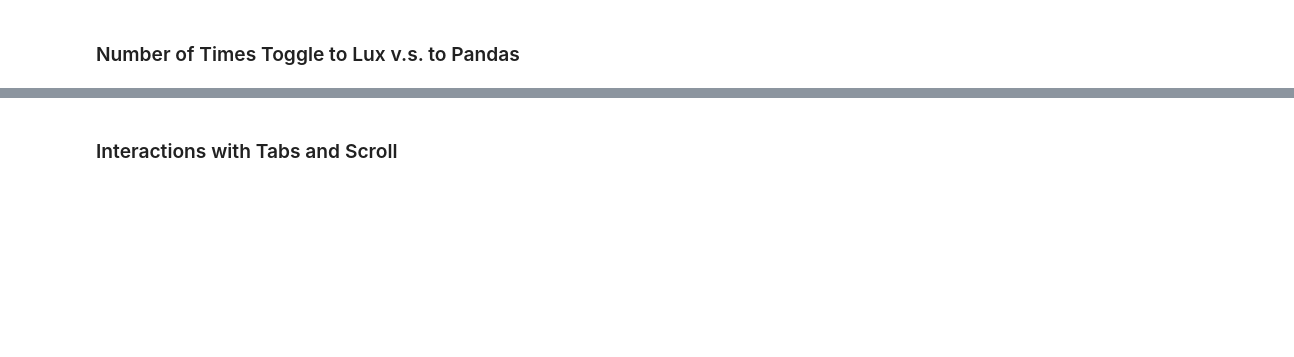
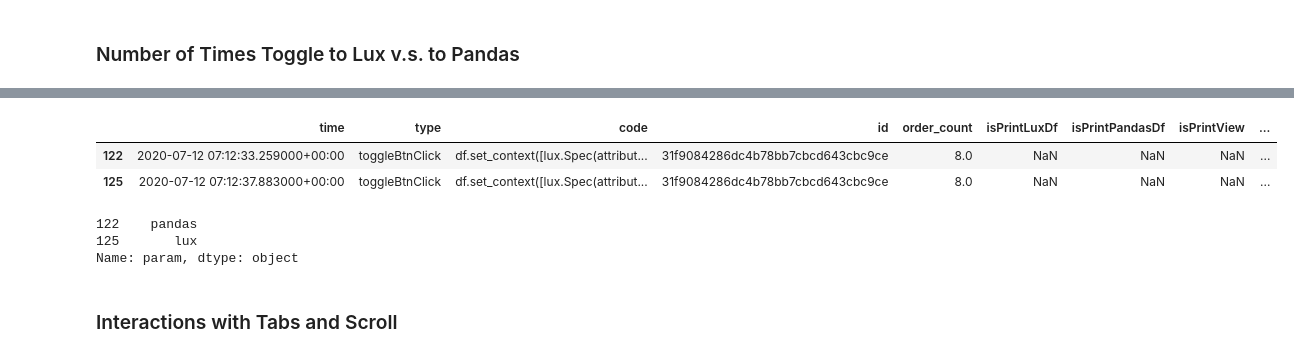
Before and after one commit to willeppy/lux-logger, a Jupyter notebook: analysis/Log Analysis.ipynb, the cells around one changed output, grey strips where cells are left out. Drawn from its saved outputs; the diff is of its cells as text; code cells hidden in the pictures; blank space fills up the shorter version.

```diff
--- a/analysis/Log Analysis.ipynb
+++ b/analysis/Log Analysis.ipynb
@@ -128,3 +127,18 @@ Name: param, dtype: object
+# %%
+toggle = uiEventDf[uiEventDf["type"]=='toggleBtnClick']
+toggle = filter_df_by_delta(toggle,"00:00:00.01")
+# %%
+toggle
+# %% [output]
+|  | time | type | code | id | order_count | isPrintLuxDf | isPrintPandasDf | isPrintView | ... |
+| 122 | 2020-07-12 07:12:33.259000+00:00 | toggleBtnClick | df.set_context([lux.Spec(attribut... | 31f9084286dc4b78bb7cbcd643cbc9ce | 8.0 | NaN | NaN | NaN | ... |
+| 125 | 2020-07-12 07:12:37.883000+00:00 | toggleBtnClick | df.set_context([lux.Spec(attribut... | 31f9084286dc4b78bb7cbcd643cbc9ce | 8.0 | NaN | NaN | NaN | ... |
+# %%
+print (toggle.param)
+# %% [output]
+122    pandas
+125       lux
+Name: param, dtype: object
 # %% [markdown]
 ### Interactions with Tabs and Scroll
 # %%
```
Also changed, not shown: parts of 43 cells of this notebook, 1 other file.
